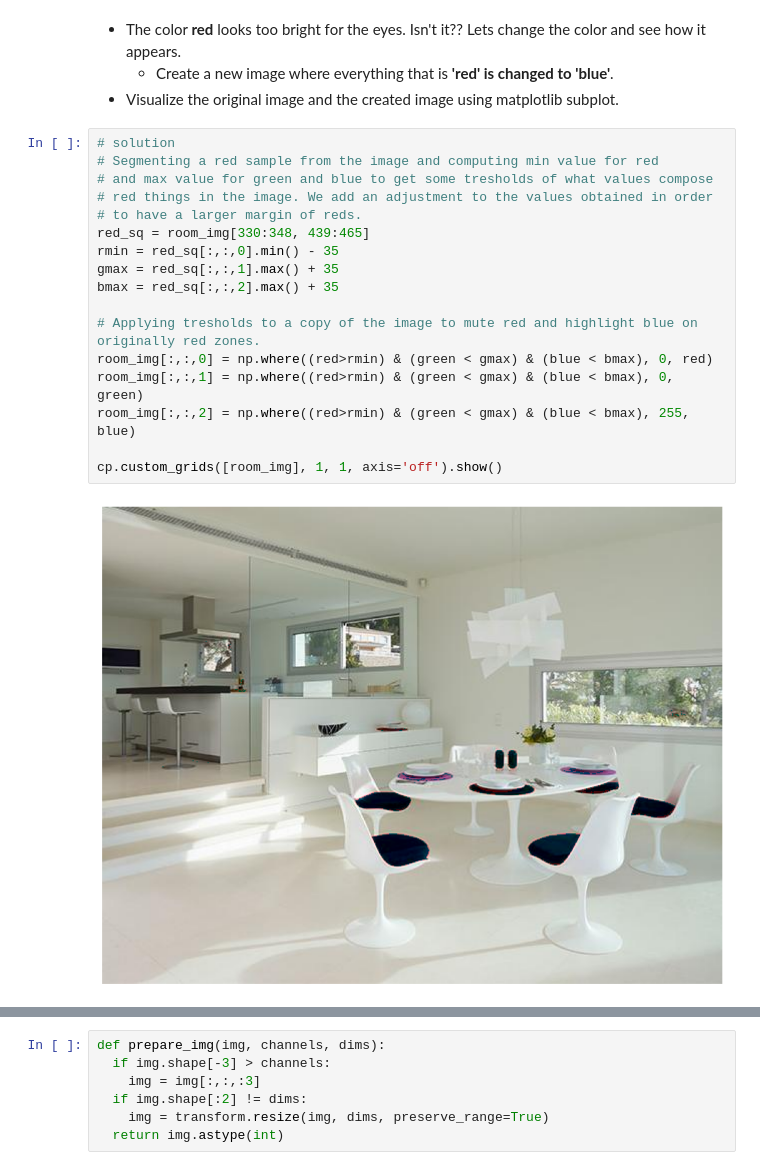
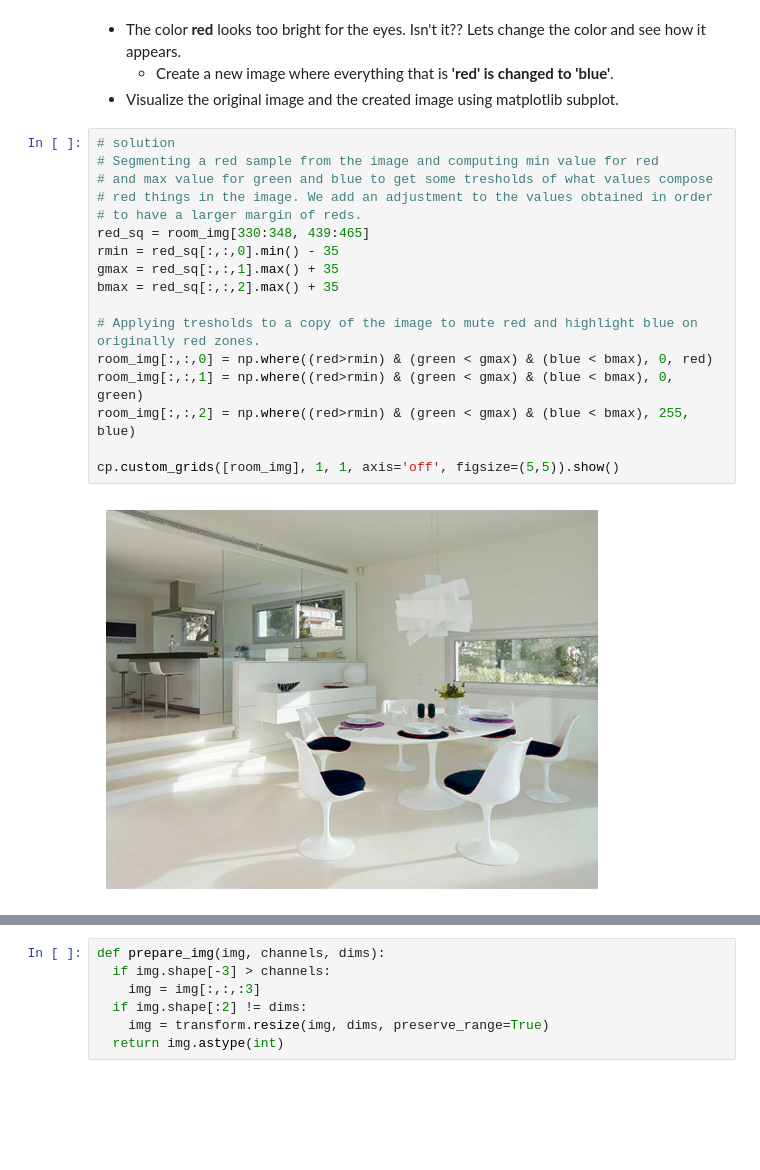
Before and after one commit to MarioROT/CV-MAI, a Jupyter notebook: Session 2/image_operators_and_filters.ipynb, the cells around one changed output, grey strips where cells are left out. Saved outputs shown, nothing was run; the diff lists cells and outputs as text; blank space fills up the shorter version.

```diff
--- a/Session 2/image_operators_and_filters.ipynb
+++ b/Session 2/image_operators_and_filters.ipynb
@@ -102,22 +106,22 @@ cp.custom_grids([red, green, blue], 1, 3, ['R', 'G', 'B'], axis='off', cmap='gra
 # %%
 # solution
 # Segmenting a red sample from the image and computing min value for red
 # and max value for green and blue to get some tresholds of what values compose
 # red things in the image. We add an adjustment to the values obtained in order
 # to have a larger margin of reds.
 red_sq = room_img[330:348, 439:465]
 rmin = red_sq[:,:,0].min() - 35
 gmax = red_sq[:,:,1].max() + 35
 bmax = red_sq[:,:,2].max() + 35
 
 # Applying tresholds to a copy of the image to mute red and highlight blue on originally red zones.
 room_img[:,:,0] = np.where((red>rmin) & (green < gmax) & (blue < bmax), 0, red)
 room_img[:,:,1] = np.where((red>rmin) & (green < gmax) & (blue < bmax), 0, green)
 room_img[:,:,2] = np.where((red>rmin) & (green < gmax) & (blue < bmax), 255, blue)
 
-cp.custom_grids([room_img], 1, 1, axis='off').show()
+cp.custom_grids([room_img], 1, 1, axis='off', figsize=(5,5)).show()
 # %% [output]
-[figure, old version]
+[figure, new version]
 # %% [markdown]
 # Image Manipulation
 
```
Also changed, not shown: parts of 6 cells of this notebook.
